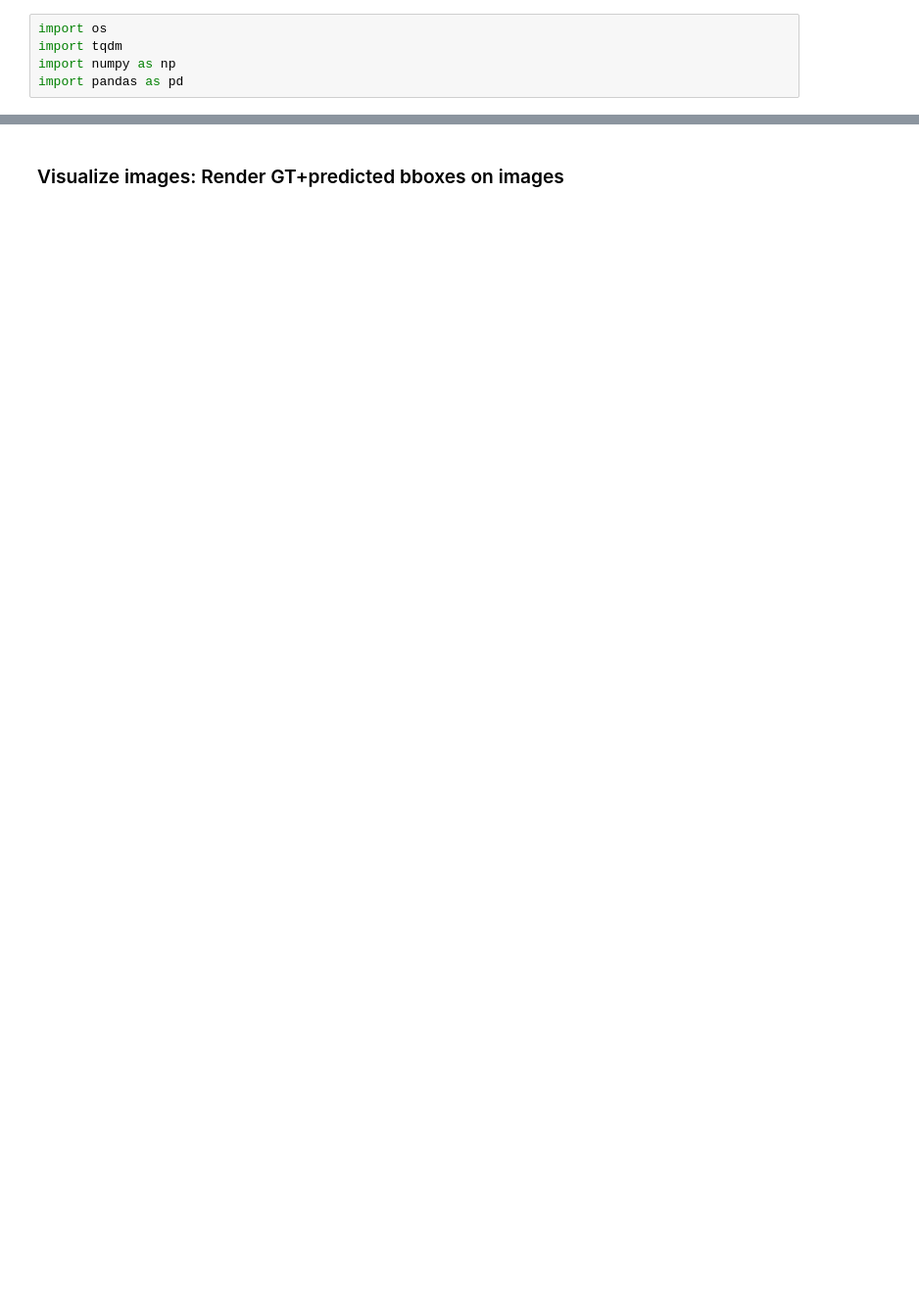
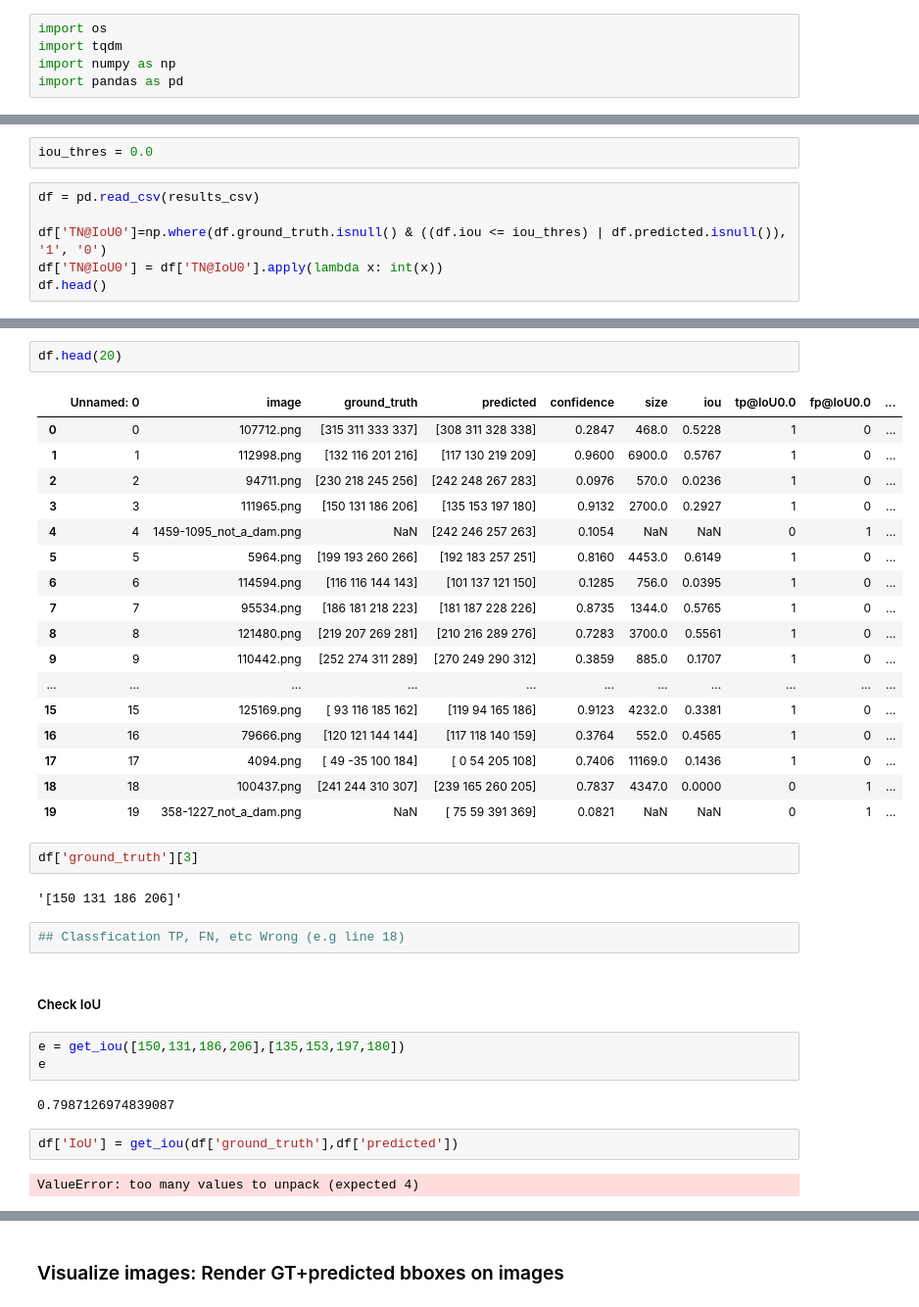
Before and after one commit to charlottegiseleweil/dams, a Jupyter notebook: evaluation/Visualize_results.ipynb, the cells around one changed output, grey strips where cells are left out. Shown: that part at 98% size. Cells and saved outputs as stored; diff of their text form; blank space fills up the shorter version.

```diff
--- a/evaluation/Visualize_results.ipynb
+++ b/evaluation/Visualize_results.ipynb
@@ -22,0 +11,8 @@ df.head()
+# %%
+iou_thres = 0.0
+# %%
+df = pd.read_csv(results_csv)
+
+df['TN@IoU0']=np.where(df.ground_truth.isnull() & ((df.iou <= iou_thres) | df.predicted.isnull()), '1', '0')
+df['TN@IoU0'] = df['TN@IoU0'].apply(lambda x: int(x))
+df.head()
@@ -22,0 +26,37 @@ df.head()
+# %%
+df.head(20)
+# %% [output]
+|  | Unnamed: 0 | image | ground_truth | predicted | confidence | size | iou | tp@IoU0.0 | fp@IoU0.0 | ... |
+| 0 | 0 | 107712.png | [315 311 333 337] | [308 311 328 338] | 0.2847 | 468.0 | 0.5228 | 1 | 0 | ... |
+| 1 | 1 | 112998.png | [132 116 201 216] | [117 130 219 209] | 0.9600 | 6900.0 | 0.5767 | 1 | 0 | ... |
+| 2 | 2 | 94711.png | [230 218 245 256] | [242 248 267 283] | 0.0976 | 570.0 | 0.0236 | 1 | 0 | ... |
+| 3 | 3 | 111965.png | [150 131 186 206] | [135 153 197 180] | 0.9132 | 2700.0 | 0.2927 | 1 | 0 | ... |
+| 4 | 4 | 1459-1095_not_a_dam.png | NaN | [242 246 257 263] | 0.1054 | NaN | NaN | 0 | 1 | ... |
+| 5 | 5 | 5964.png | [199 193 260 266] | [192 183 257 251] | 0.8160 | 4453.0 | 0.6149 | 1 | 0 | ... |
+| 6 | 6 | 114594.png | [116 116 144 143] | [101 137 121 150] | 0.1285 | 756.0 | 0.0395 | 1 | 0 | ... |
+| 7 | 7 | 95534.png | [186 181 218 223] | [181 187 228 226] | 0.8735 | 1344.0 | 0.5765 | 1 | 0 | ... |
+| 8 | 8 | 121480.png | [219 207 269 281] | [210 216 289 276] | 0.7283 | 3700.0 | 0.5561 | 1 | 0 | ... |
+| 9 | 9 | 110442.png | [252 274 311 289] | [270 249 290 312] | 0.3859 | 885.0 | 0.1707 | 1 | 0 | ... |
+| ... | ... | ... | ... | ... | ... | ... | ... | ... | ... | ... |
+| 15 | 15 | 125169.png | [ 93 116 185 162] | [119 94 165 186] | 0.9123 | 4232.0 | 0.3381 | 1 | 0 | ... |
+| 16 | 16 | 79666.png | [120 121 144 144] | [117 118 140 159] | 0.3764 | 552.0 | 0.4565 | 1 | 0 | ... |
+| 17 | 17 | 4094.png | [ 49 -35 100 184] | [ 0 54 205 108] | 0.7406 | 11169.0 | 0.1436 | 1 | 0 | ... |
+| 18 | 18 | 100437.png | [241 244 310 307] | [239 165 260 205] | 0.7837 | 4347.0 | 0.0000 | 0 | 1 | ... |
+| 19 | 19 | 358-1227_not_a_dam.png | NaN | [ 75 59 391 369] | 0.0821 | NaN | NaN | 0 | 1 | ... |
+# %%
+df['ground_truth'][3]
+# %% [output]
+'[150 131 186 206]'
+# %%
+## Classfication TP, FN, etc Wrong (e.g line 18)
+# %% [markdown]
+##### Check IoU
+# %%
+e = get_iou([150,131,186,206],[135,153,197,180])
+e
+# %% [output]
+0.7987126974839087
+# %%
+df['IoU'] = get_iou(df['ground_truth'],df['predicted'])
+# %% [output]
+ValueError: too many values to unpack (expected 4)
```
Also changed, not shown: parts of 37 cells of this notebook, 2 other files.
